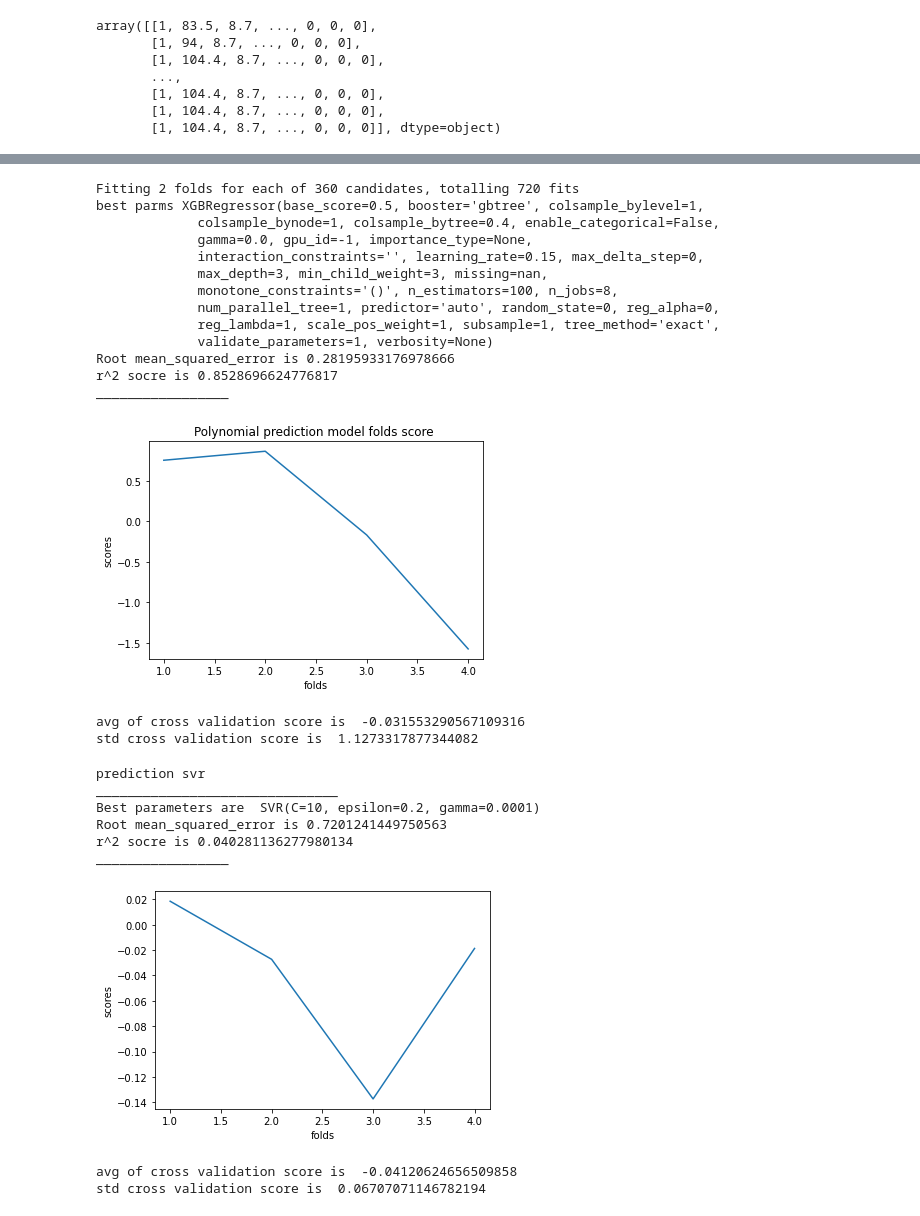
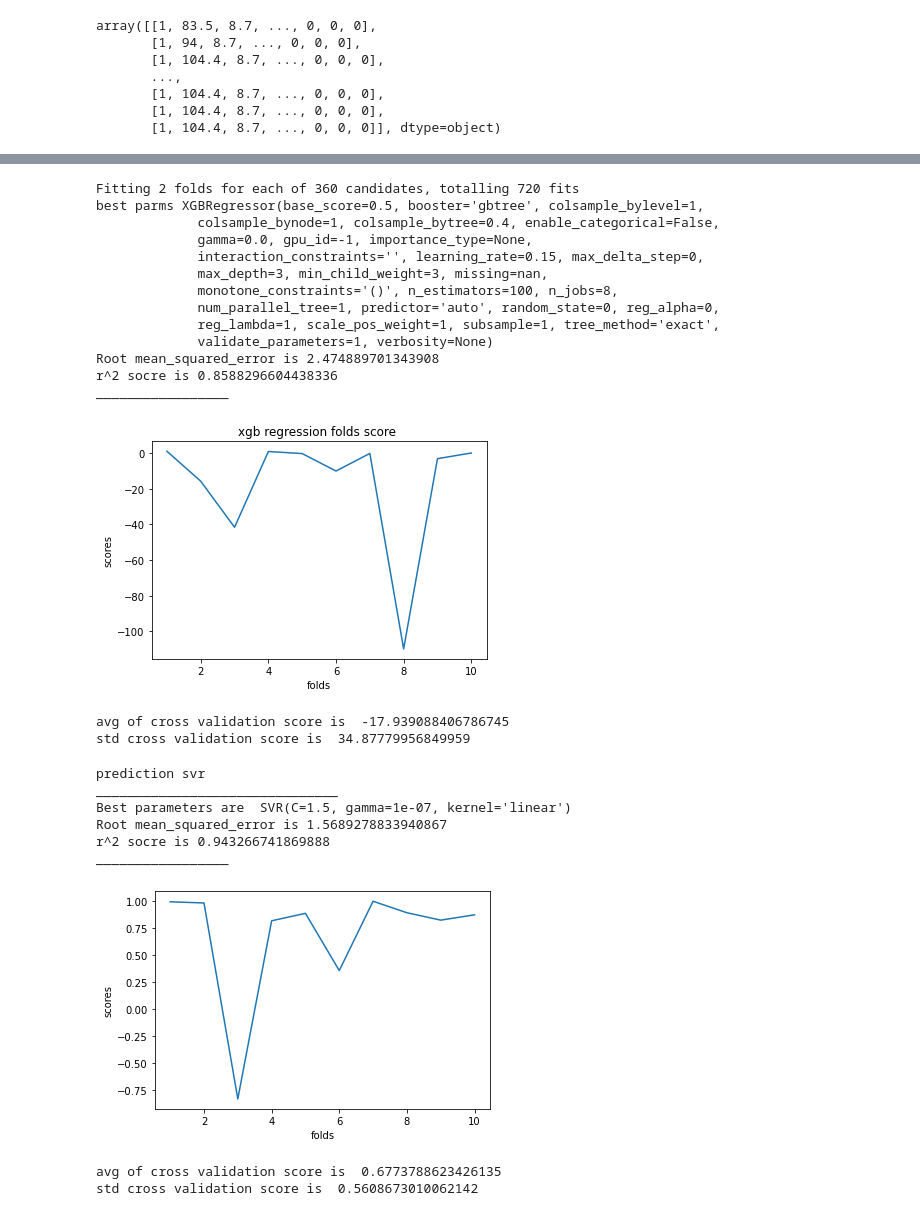
Before and after one commit to itayzaada/DCB_prediction_Using_Machine_Learning, a Jupyter notebook: Prediction of the ERR for mode I (DCB) for a composite laminate with arbitrary properties using ML.ipynb, the cells around one changed output, grey strips where cells are left out. Cells and saved outputs as stored; diff of their text form; code cells hidden in the pictures.

```diff
--- a/Prediction of the ERR for mode I (DCB) for a composite laminate with arbitrary properties using ML.ipynb
+++ b/Prediction of the ERR for mode I (DCB) for a composite laminate with arbitrary properties using ML.ipynb
@@ -370,7 +376,7 @@ parameters = {'alpha':arange(0, 10, 0.01)}
 model = Ridge()
 
 # define the grid search
-Ridge_reg= GridSearchCV(model, parameters, scoring='r2',cv=4)
+Ridge_reg= GridSearchCV(model, parameters, scoring='r2',cv=10)
 
 Ridge_reg.fit(X_train,y_train)
 
@@ -389,12 +395,15 @@ print("Root mean_squared_error is",RMSE)
 print("r^2 socre is "+ str(score))
 prediction_vals["Ridge regression"]=RMSE
 prediction_vals_r2["Ridge regression"]=score
-folds=range(1,5)
+folds=range(1,11)
 
-scores=cross_val_score(estimator=Ridge,X=X_train,y=y_train,cv=4,scoring='r2') #you can also try scoring=‘r2’
+scores=cross_val_score(estimator=Ridge,X=X_train,y=y_train,cv=10,scoring='r2') #you can also try scoring=‘r2’
+scores2=cross_val_score(estimator=Ridge,X=X_train,y=y_train,cv=10,scoring='neg_mean_squared_error') #you can also try scoring=‘r2’
+
+
 print("_________________")
 plt.plot(folds,scores)
-plt.title('Polynomial prediction model folds score ')
+plt.title('Ridge prediction model folds score ')
 plt.xlabel('folds')
 plt.ylabel('scores')
 
@@ -425,14 +434,14 @@ parameters = {'alpha':arange(0, 10, 0.01)}
 model = Lasso()
 
 # define the grid search
-Lasso_reg= GridSearchCV(model, parameters, scoring='r2',cv=4)
+Lasso_reg= GridSearchCV(model, parameters, scoring='r2',cv=10)
 
 Lasso_reg.fit(X_train,y_train)
 
 # best estimator
 print("best alpha is ",Lasso_reg.best_estimator_)
 
-folds=range(1,5)
+folds=range(1,11)
 
 lasso = Lasso_reg.best_estimator_# Fit the Lasso model
 lasso.fit(X_train, y_train)# Create the model score
@@ -445,12 +454,15 @@ print("r^2 socre is "+ str(score))
 prediction_vals["Lasso regression"]=RMSE
 prediction_vals_r2["Lasso regression"]=score
 
-folds=range(1,5)
+folds=range(1,11)
 
-scores=cross_val_score(estimator=lasso,X=X_train,y=y_train,cv=4,scoring='r2') #you can also try scoring=‘r2’
+scores=cross_val_score(estimator=lasso,X=X_train,y=y_train,cv=10,scoring='r2') #you can also try scoring=‘r2’
+scores2=cross_val_score(estimator=lasso,X=X_train,y=y_train,cv=10,scoring='neg_mean_squared_error') #you can also try scoring=‘r2’
+
+
 print("_________________")
 plt.plot(folds,scores)
-plt.title('Polynomial prediction model folds score ')
+plt.title('Lasso prediction model folds score ')
 plt.xlabel('folds')
 plt.ylabel('scores')
 
@@ -502,12 +514,15 @@ print("r^2 socre is "+ str(score))
 
 prediction_vals["xgb regression "]=RMSE
 prediction_vals_r2["xgb regression "]=score
-folds=range(1,5)
+folds=range(1,11)
 
-scores=cross_val_score(estimator=xgb_model,X=X_train,y=y_train,cv=4,scoring='r2') #you can also try scoring=‘r2’
+scores=cross_val_score(estimator=xgb_model,X=X_train,y=y_train,cv=10,scoring='r2') #you can also try scoring=‘r2’
+scores2=cross_val_score(estimator=xgb_model,X=X_train,y=y_train,cv=10,scoring='neg_mean_squared_error') #you can also try s
+
+
 print("_________________")
 plt.plot(folds,scores)
-plt.title('Polynomial prediction model folds score ')
+plt.title('xgb regression folds score ')
 plt.xlabel('folds')
 plt.ylabel('scores')
 
@@ -527,12 +542,12 @@ best parms XGBRegressor(base_score=0.5, booster='gbtree', colsample_bylevel=1,
              num_parallel_tree=1, predictor='auto', random_state=0, reg_alpha=0,
              reg_lambda=1, scale_pos_weight=1, subsample=1, tree_method='exact',
              validate_parameters=1, verbosity=None)
-Root mean_squared_error is 0.28195933176978666
-r^2 socre is 0.8528696624776817
+Root mean_squared_error is 2.474889701343908
+r^2 socre is 0.8588296604438336
 _________________
-[figure, old version]
+[figure, new version]
-avg of cross validation score is  -0.031553290567109316
-std cross validation score is  1.1273317877344082
+avg of cross validation score is  -17.939088406786745
+std cross validation score is  34.87779956849959
 # %%
 from sklearn.svm import SVR
 # %%
@@ -548,41 +563,46 @@ print("Best parameters are ",grid.best_estimator_)
 svr =g_search.best_estimator_
 # fit the model on the whole dataset
 svr.fit(X_train, y_train)
 
 yred = svr.predict(X_test)
 
 RMSE=sqrt(mean_squared_error(y_test,yred))
 score=r2_score(y_test,yred)
 print("Root mean_squared_error is",RMSE)
 print("r^2 socre is "+ str(score))
 
 prediction_vals["svr regression "]=RMSE
 prediction_vals_r2["svr regression "]=score
 
 
-folds=range(1,5)
+folds=range(1,11)
 
-scores=cross_val_score(estimator=svr,X=X_train,y=y_train,cv=4,scoring='r2') #you can also try scoring=‘r2’
+scores=cross_val_score(estimator=svr,X=X_train,y=y_train,cv=10,scoring='r2') #you can also try scoring=‘r2’
+
+
+scores2=cross_val_score(estimator=svr,X=X_train,y=y_train,cv=10,scoring='neg_mean_squared_error') #you can also try s
+
+
 print("_________________")
 plt.plot(folds,scores)
 plt.xlabel('folds')
 plt.ylabel('scores')
 
 plt.show()
 print ("avg of cross validation score is ",mean(scores))
 print ("std cross validation score is ",std(scores))
 prediction_vals_std["svr regression "]=std(scores)
 prediction_vals_mr2["svr regression "]=mean(scores)
 # %% [output]
 prediction svr
 _______________________________
-Best parameters are  SVR(C=10, epsilon=0.2, gamma=0.0001)
-Root mean_squared_error is 0.7201241449750563
-r^2 socre is 0.040281136277980134
+Best parameters are  SVR(C=1.5, gamma=1e-07, kernel='linear')
+Root mean_squared_error is 1.5689278833940867
+r^2 socre is 0.943266741869888
 _________________
-[figure, old version]
+[figure, new version]
-avg of cross validation score is  -0.04120624656509858
-std cross validation score is  0.06707071146782194
+avg of cross validation score is  0.6773788623426135
+std cross validation score is  0.5608673010062142
 # %%
 from numpy import mean
 from numpy import std
```
Also changed, not shown: parts of 11 cells of this notebook.
